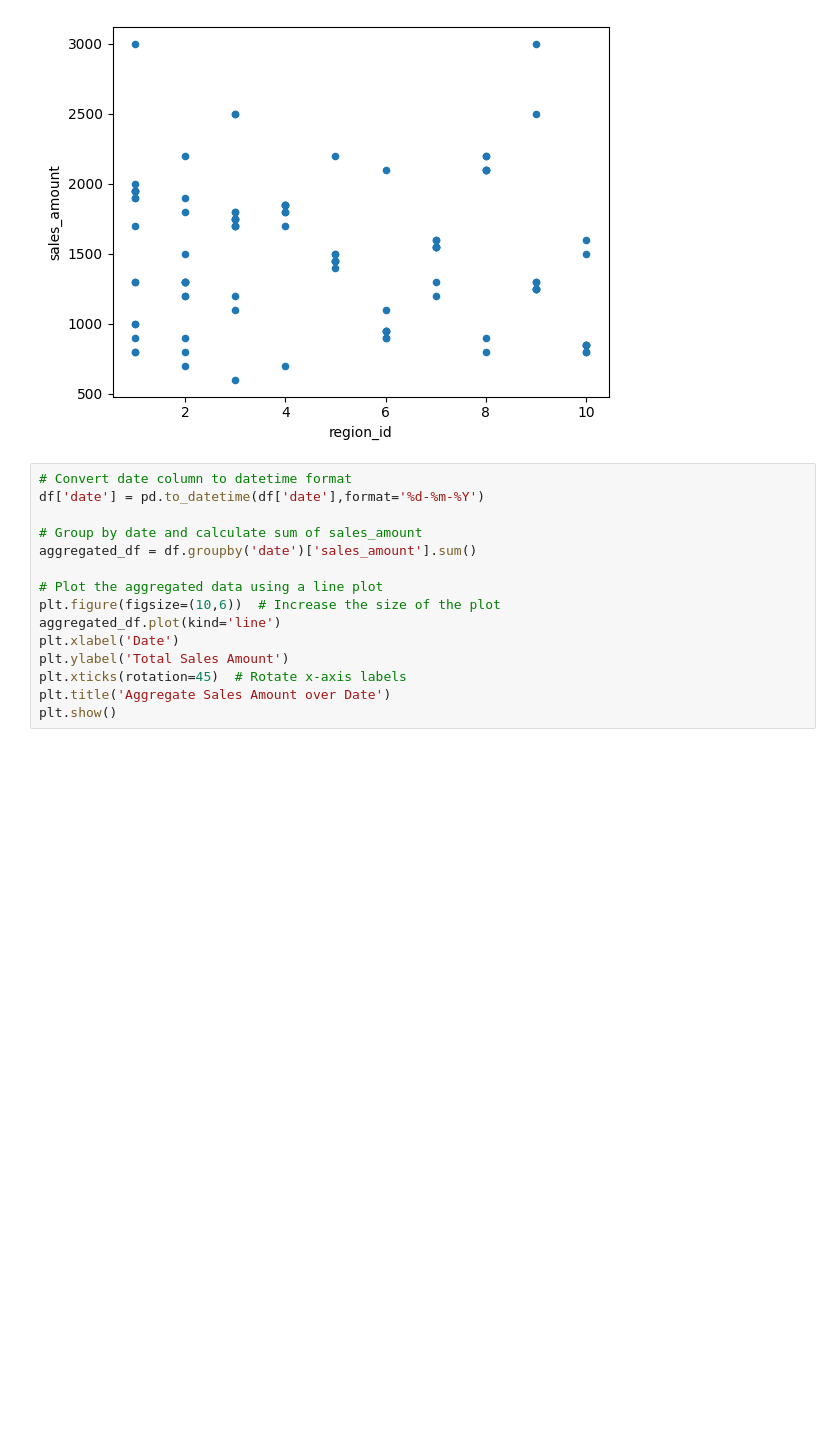
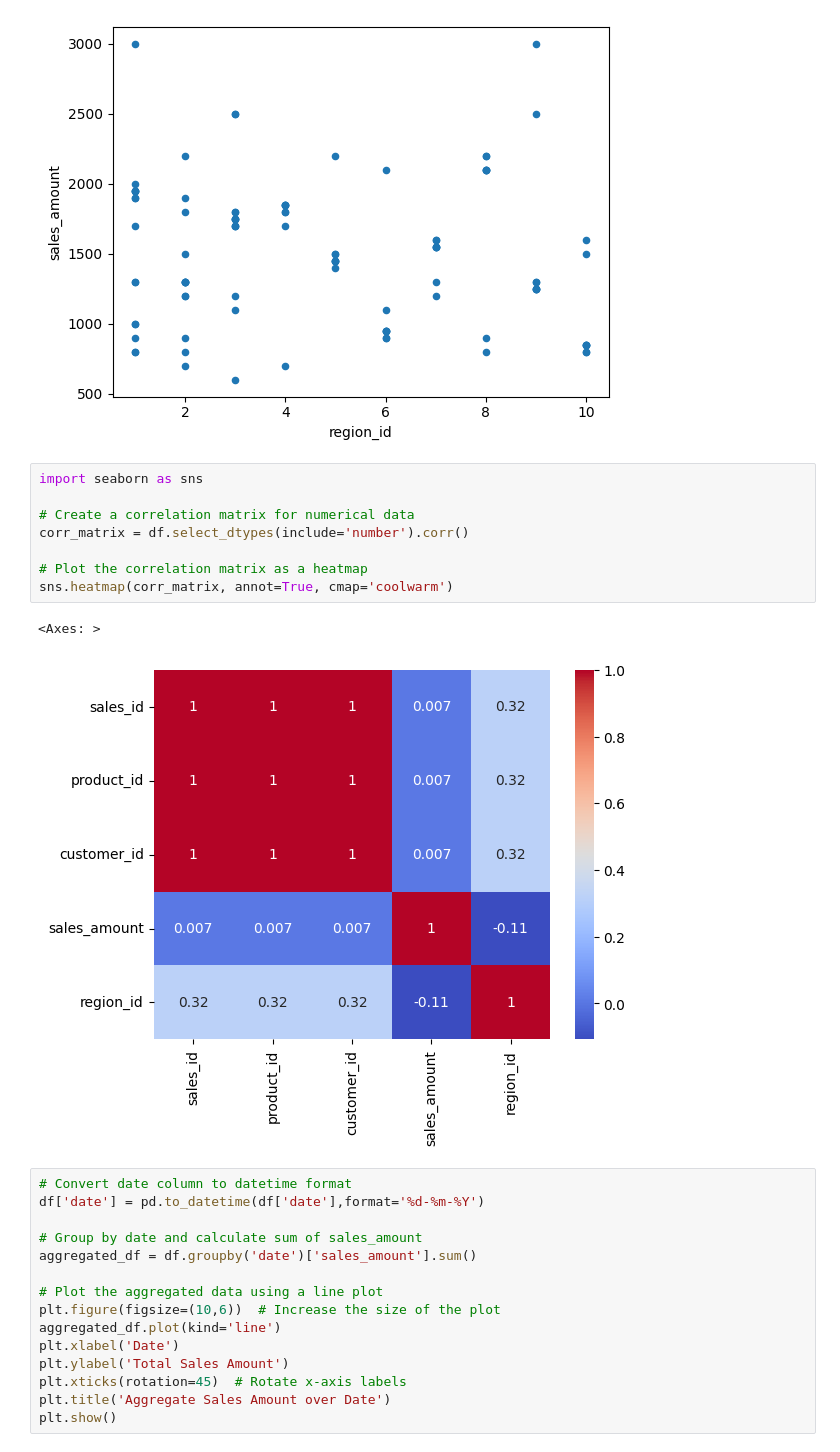
Before and after one commit to RealAiCoderz/ModSec, a Jupyter notebook: level_3.ipynb, the cells around one changed output. Cells and saved outputs as stored; diff of their text form; blank space fills up the shorter version.

```diff
--- a/level_3.ipynb
+++ b/level_3.ipynb
@@ -29,6 +29,17 @@ df.plot.scatter(x='region_id', y='sales_amount')
 [figure]
 [figure]
 [figure]
+# %%
+import seaborn as sns
+
+# Create a correlation matrix for numerical data
+corr_matrix = df.select_dtypes(include='number').corr()
+
+# Plot the correlation matrix as a heatmap
+sns.heatmap(corr_matrix, annot=True, cmap='coolwarm')
+# %% [output]
+<Axes: >
+[figure, added]
 # %%
 # Convert date column to datetime format
 df['date'] = pd.to_datetime(df['date'],format='%d-%m-%Y')
```
Also changed, not shown: 4 other files.
